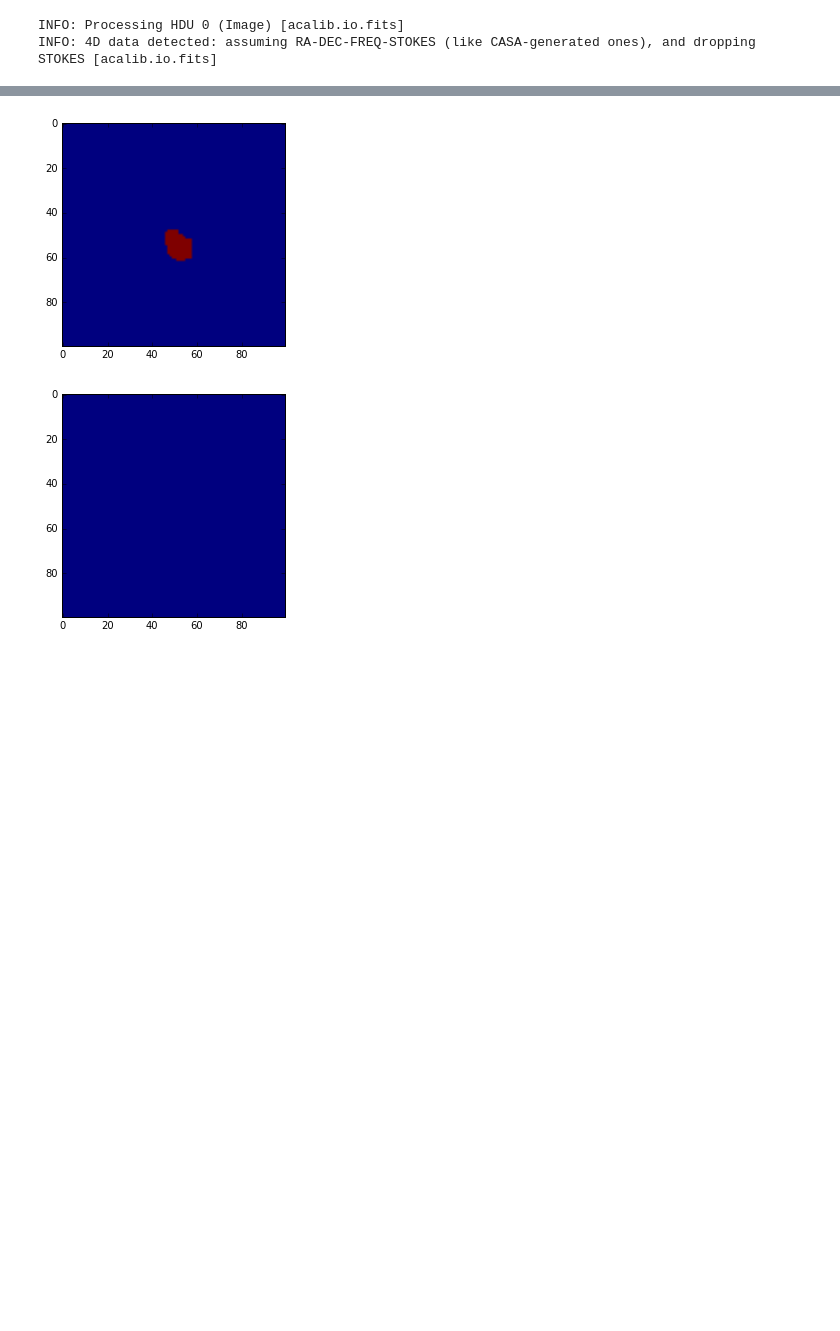
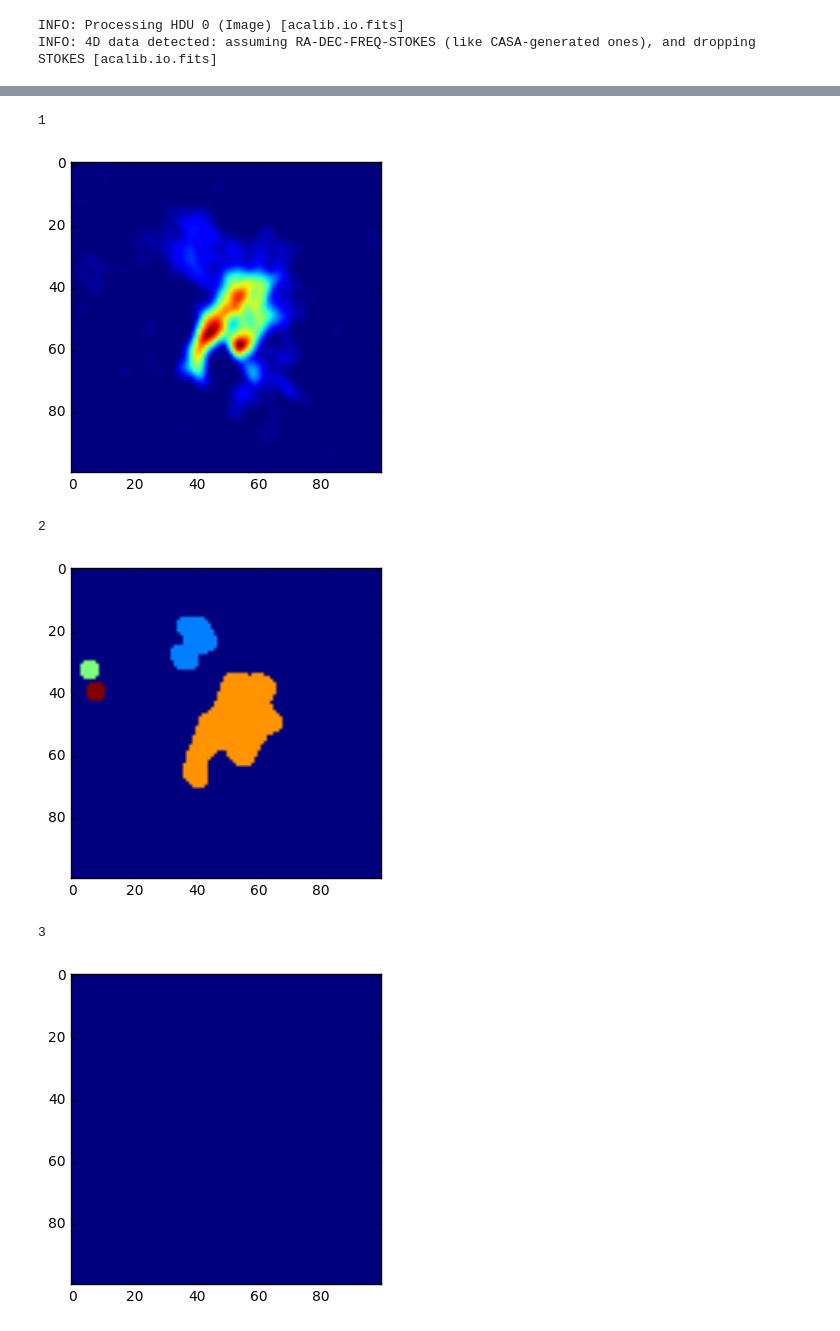
Before and after one commit to ChileanVirtualObservatory/notebooks, a Jupyter notebook: Indexing Test.ipynb, the cells around one changed output, grey strips where cells are left out. Cells and saved outputs as stored; diff of their text form; code cells hidden in the pictures; blank space fills up the shorter version.

```diff
--- a/Indexing Test.ipynb
+++ b/Indexing Test.ipynb
@@ -55,0 +43,6 @@ objects.show_in_notebook()
+# %%
+idx=acalib.Indexing()
+print(idx.config)
+idx.config['PRECISION']=0.002
+idx.config['SAMPLES']=100
+cont=idx.run(cube)
@@ -56,7 +61,14 @@ objects.show_in_notebook()
 # %%
-for i in range(len(images)):
-    plt.imshow(images[i].data)
+for i in range(1,len(cont.images)):
+    print(i)
+    plt.imshow(cont.images[i])
     plt.show()
+for i in range(len(cont.tables)):
+    print(cont.tables[i])
 # %% [output]
+1
-[figure, old version]
+[figure, new version]
+2
-[figure, old version]
+[figure, new version]
+3
+[figure, added]
```
Also changed, not shown: parts of 8 cells of this notebook, 3 other files.
